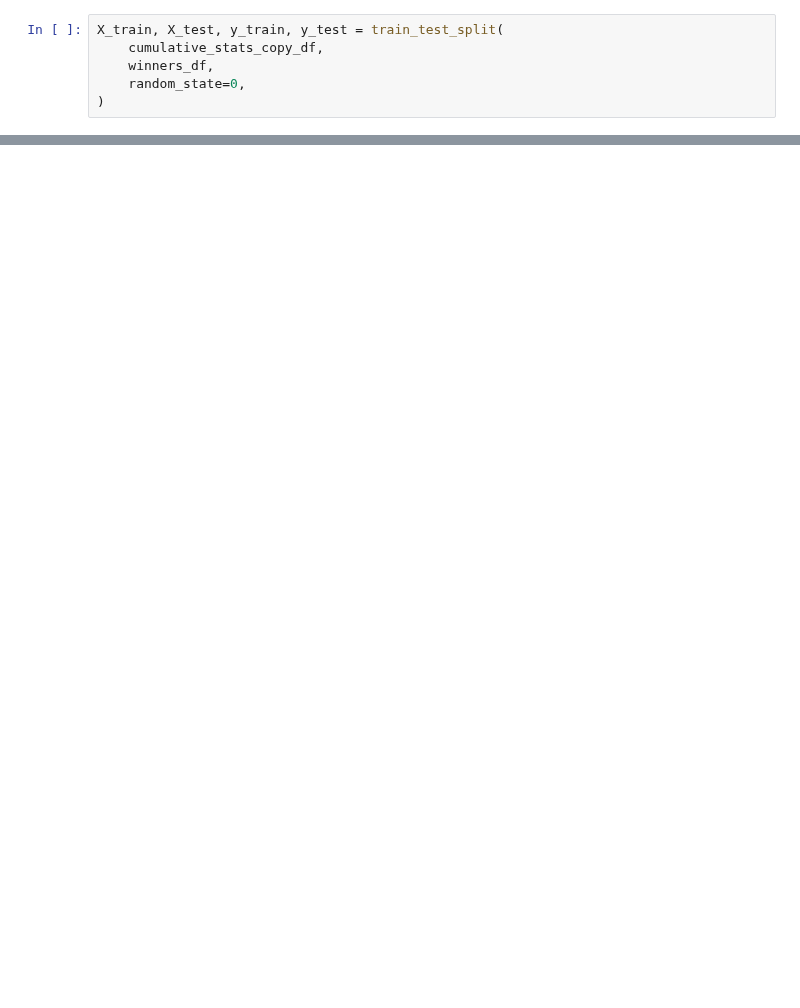
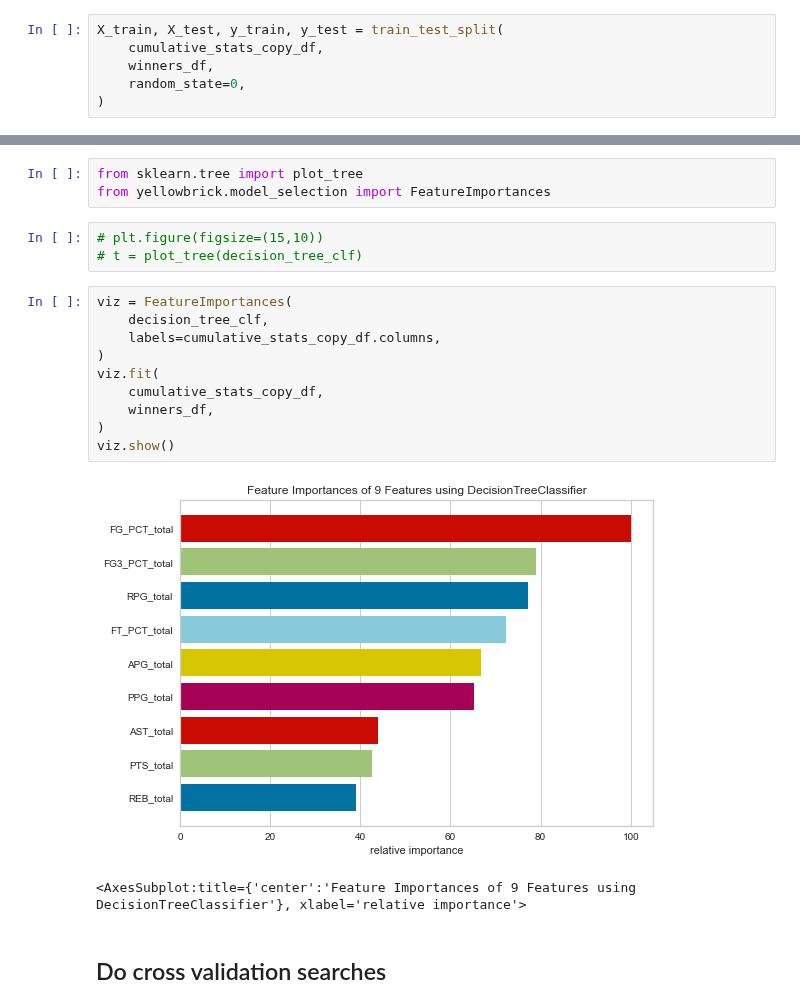
Before and after one commit to psalire/cmpe255-term-project, a Jupyter notebook: classifiers/decision-tree/decision_tree.ipynb, the cells around one changed output, grey strips where cells are left out. Saved outputs shown, nothing was run; the diff lists cells and outputs as text; blank space fills up the shorter version.

```diff
--- a/classifiers/decision-tree/decision_tree.ipynb
+++ b/classifiers/decision-tree/decision_tree.ipynb
@@ -123,0 +107,21 @@ Decision tree accuracy (no pruning): 0.56
+# %%
+from sklearn.tree import plot_tree
+from yellowbrick.model_selection import FeatureImportances
+# %%
+# plt.figure(figsize=(15,10))
+# t = plot_tree(decision_tree_clf)
+# %%
+viz = FeatureImportances(
+    decision_tree_clf,
+    labels=cumulative_stats_copy_df.columns,
+)
+viz.fit(
+    cumulative_stats_copy_df,
+    winners_df,
+)
+viz.show()
+# %% [output]
+[figure, added]
+<AxesSubplot:title={'center':'Feature Importances of 9 Features using DecisionTreeClassifier'}, xlabel='relative importance'>
+# %% [markdown]
+## Do cross validation searches
```
Also changed, not shown: parts of 11 cells of this notebook.
